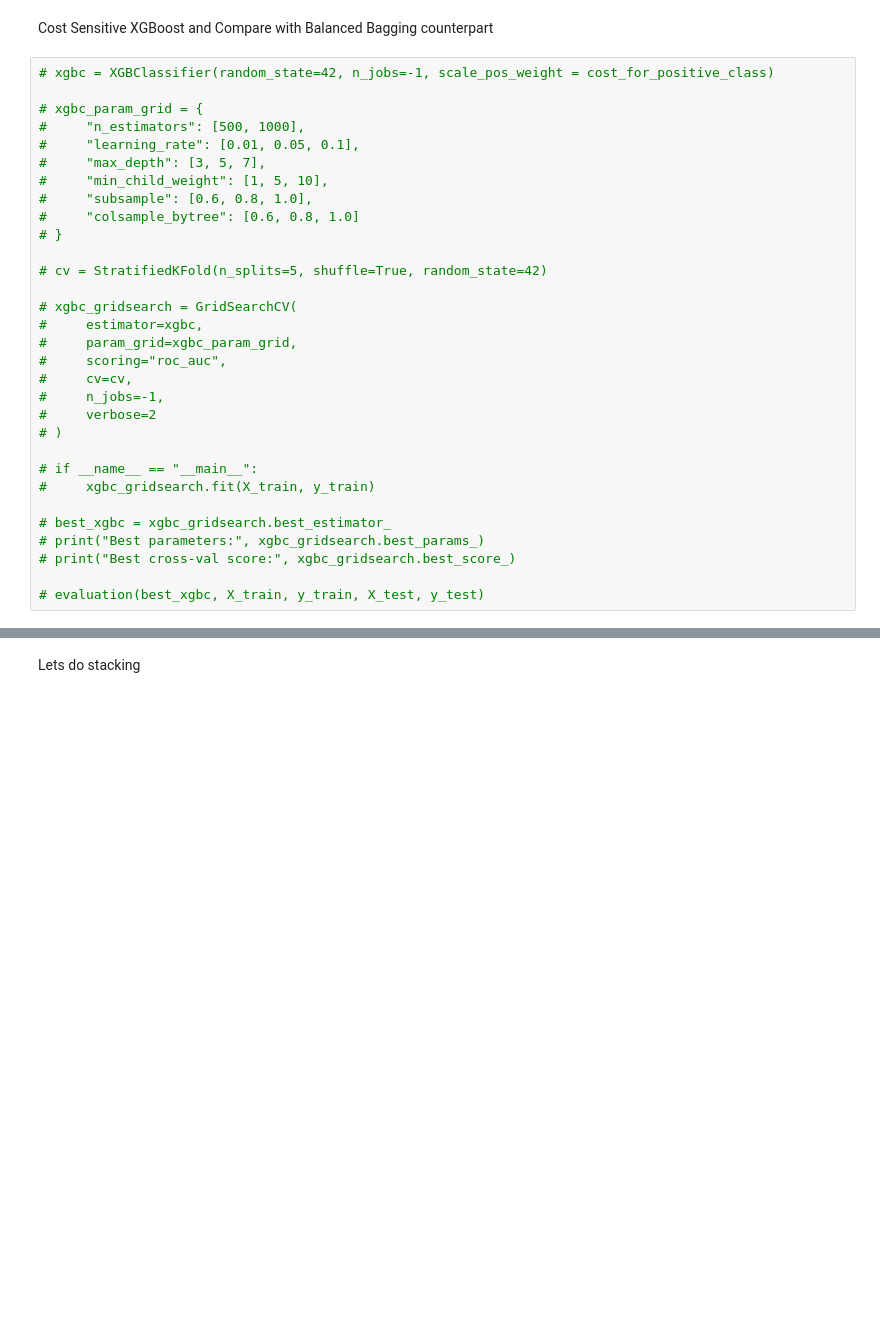
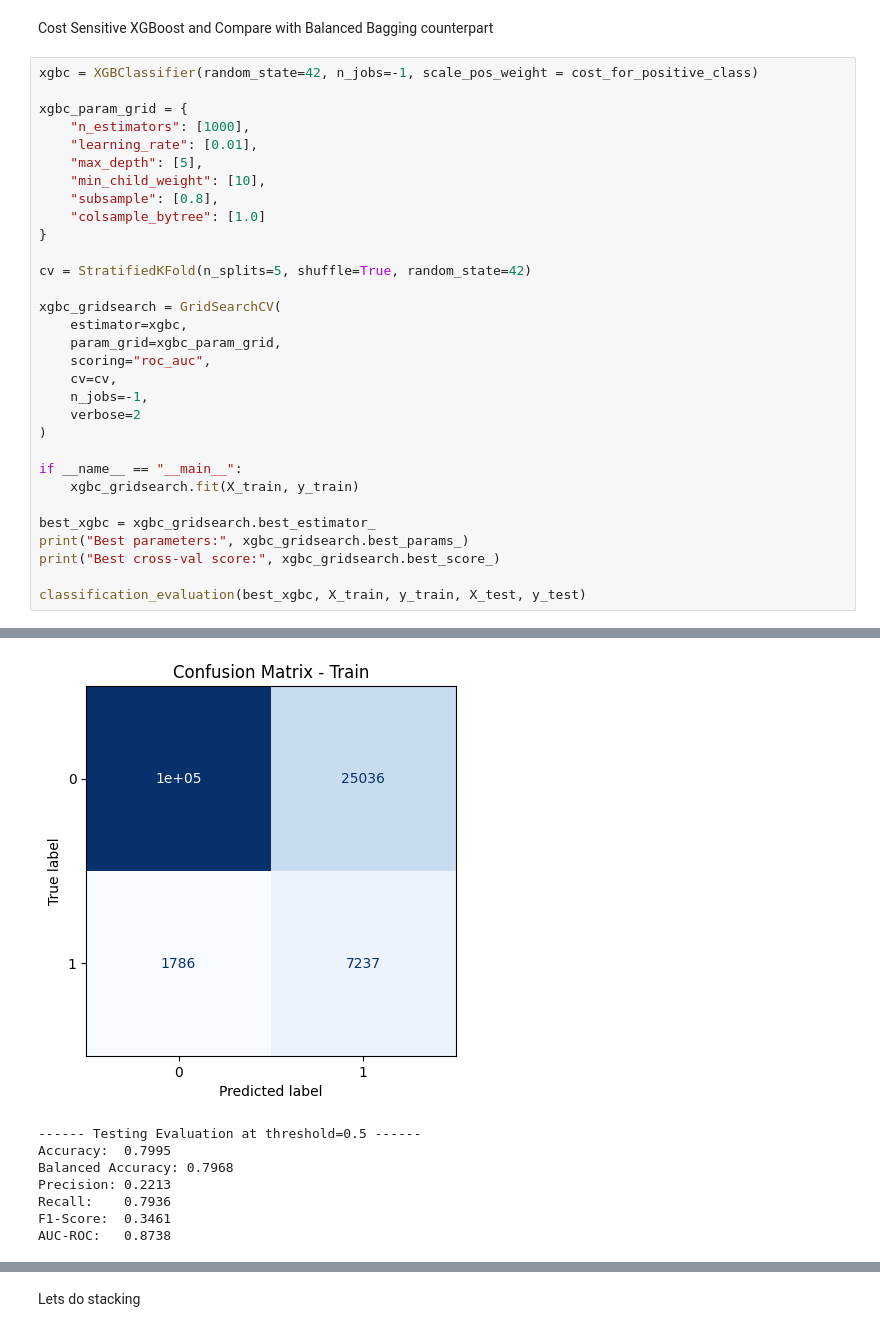
Before and after one commit to pratimbaidya/credit_risk_prediction, a Jupyter notebook: main_notebook.ipynb, the cells around one changed output, grey strips where cells are left out. Drawn from its saved outputs; the diff is of its cells as text; blank space fills up the shorter version.

```diff
--- a/main_notebook.ipynb
+++ b/main_notebook.ipynb
@@ -791,33 +881,34 @@ Cost Sensitive LightGBM and Compare with Balanced Bagging counterpart
 # %% [markdown]
 Cost Sensitive XGBoost and Compare with Balanced Bagging counterpart
 # %%
-# xgbc = XGBClassifier(random_state=42, n_jobs=-1, scale_pos_weight = cost_for_positive_class)
+xgbc = XGBClassifier(random_state=42, n_jobs=-1, scale_pos_weight = cost_for_positive_class)
 
-# xgbc_param_grid = {
-#     "n_estimators": [500, 1000],
-#     "learning_rate": [0.01, 0.05, 0.1],
-#     "max_depth": [3, 5, 7],
-#     "min_child_weight": [1, 5, 10],
-#     "subsample": [0.6, 0.8, 1.0],
-#     "colsample_bytree": [0.6, 0.8, 1.0]
-# }
+xgbc_param_grid = {
+    "n_estimators": [1000],
+    "learning_rate": [0.01],
+    "max_depth": [5],
+    "min_child_weight": [10],
+    "subsample": [0.8],
+    "colsample_bytree": [1.0]
+}
 
-# cv = StratifiedKFold(n_splits=5, shuffle=True, random_state=42)
+cv = StratifiedKFold(n_splits=5, shuffle=True, random_state=42)
 
-# xgbc_gridsearch = GridSearchCV(
-#     estimator=xgbc,
-#     param_grid=xgbc_param_grid,
-#     scoring="roc_auc",
-#     cv=cv,
-#     n_jobs=-1,
-#     verbose=2
-# )
+xgbc_gridsearch = GridSearchCV(
+    estimator=xgbc,
+    param_grid=xgbc_param_grid,
+    scoring="roc_auc",
+    cv=cv,
+    n_jobs=-1,
+    verbose=2
+)
 
-# if __name__ == "__main__":
-#     xgbc_gridsearch.fit(X_train, y_train)
+if __name__ == "__main__":
+    xgbc_gridsearch.fit(X_train, y_train)
 
-# best_xgbc = xgbc_gridsearch.best_estimator_
-# print("Best parameters:", xgbc_gridsearch.best_params_)
-# print("Best cross-val score:", xgbc_gridsearch.best_score_)
+best_xgbc = xgbc_gridsearch.best_estimator_
+print("Best parameters:", xgbc_gridsearch.best_params_)
+print("Best cross-val score:", xgbc_gridsearch.best_score_)
 
-# evaluation(best_xgbc, X_train, y_train, X_test, y_test)
+classification_evaluation(best_xgbc, X_train, y_train, X_test, y_test)
+# %% [output]
@@ -823,0 +932,8 @@ Cost Sensitive XGBoost and Compare with Balanced Bagging counterpart
+[figure, added]
+------ Testing Evaluation at threshold=0.5 ------
+Accuracy:  0.7995
+Balanced Accuracy: 0.7968
+Precision: 0.2213
+Recall:    0.7936
+F1-Score:  0.3461
+AUC-ROC:   0.8738
```
Also changed, not shown: parts of 16 cells of this notebook, 7 other files.
